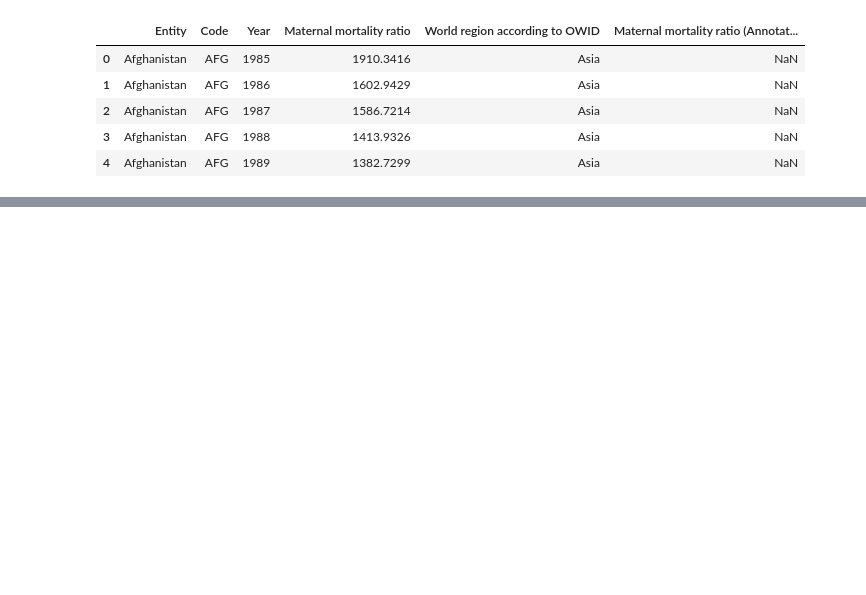
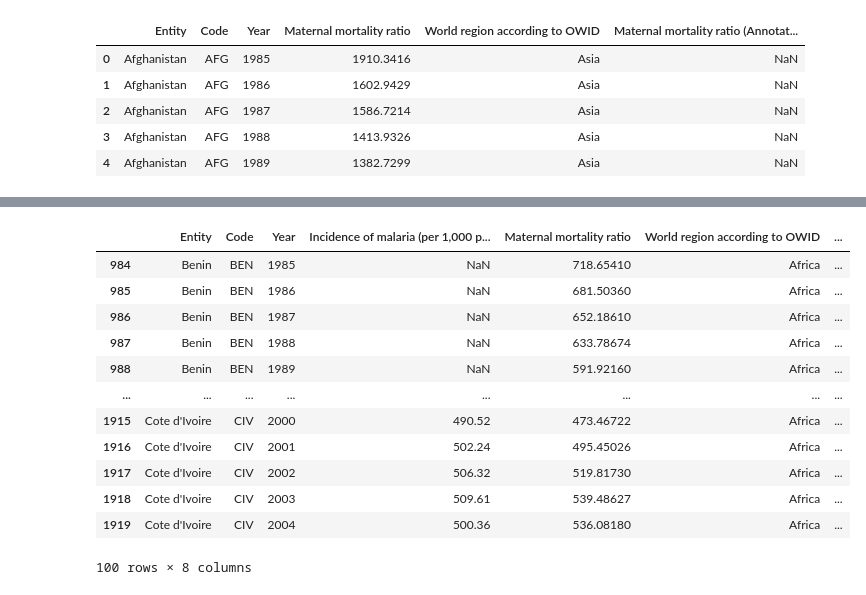
Before and after one commit to Cothilyba77/Projet_final_Force_N, a Jupyter notebook: Exploration de données.ipynb, the cells around one changed output, grey strips where cells are left out. Saved outputs shown, nothing was run; the diff lists cells and outputs as text; code cells hidden in the pictures; blank space fills up the shorter version.

```diff
--- a/Exploration de données.ipynb
+++ b/Exploration de données.ipynb
@@ -46,0 +60,20 @@ df_combined.head(50)
+# %%
+west_african_countries = [
+    'Benin',
+    'Burkina Faso',
+    'Cote d\'Ivoire',
+    'Gambia',
+    'Ghana',
+    'Guinea',
+    'Guinea-Bissau',
+    'Liberia',
+    'Mali',
+    'Niger',
+    'Nigeria',
+    'Senegal',
+    'Sierra Leone',
+    'Togo'
+]
+
+df_westafrica = df_combined[df_combined['Entity'].isin(west_african_countries)]
+display(df_westafrica.head())
@@ -46,0 +118,16 @@ df_combined.head(50)
+# %%
+df_westafrica.head(100)
+# %% [output]
+|  | Entity | Code | Year | Incidence of malaria (per 1,000 p... | Maternal mortality ratio | World region according to OWID | ... |
+| 984 | Benin | BEN | 1985 | NaN | 718.65410 | Africa | ... |
+| 985 | Benin | BEN | 1986 | NaN | 681.50360 | Africa | ... |
+| 986 | Benin | BEN | 1987 | NaN | 652.18610 | Africa | ... |
+| 987 | Benin | BEN | 1988 | NaN | 633.78674 | Africa | ... |
+| 988 | Benin | BEN | 1989 | NaN | 591.92160 | Africa | ... |
+| ... | ... | ... | ... | ... | ... | ... | ... |
+| 1915 | Cote d'Ivoire | CIV | 2000 | 490.52 | 473.46722 | Africa | ... |
+| 1916 | Cote d'Ivoire | CIV | 2001 | 502.24 | 495.45026 | Africa | ... |
+| 1917 | Cote d'Ivoire | CIV | 2002 | 506.32 | 519.81730 | Africa | ... |
+| 1918 | Cote d'Ivoire | CIV | 2003 | 509.61 | 539.48627 | Africa | ... |
+| 1919 | Cote d'Ivoire | CIV | 2004 | 500.36 | 536.08180 | Africa | ... |
+100 rows × 8 columns
```
Also changed, not shown: parts of 7 cells of this notebook.
